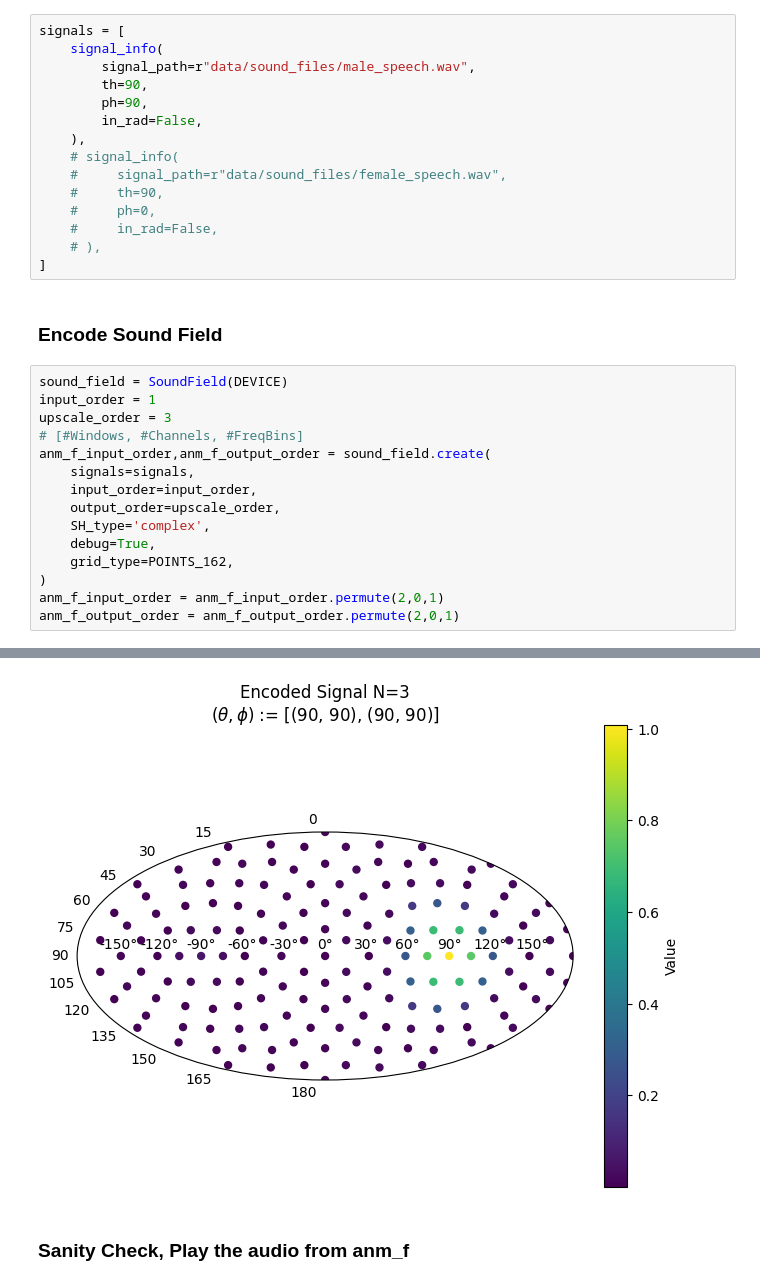
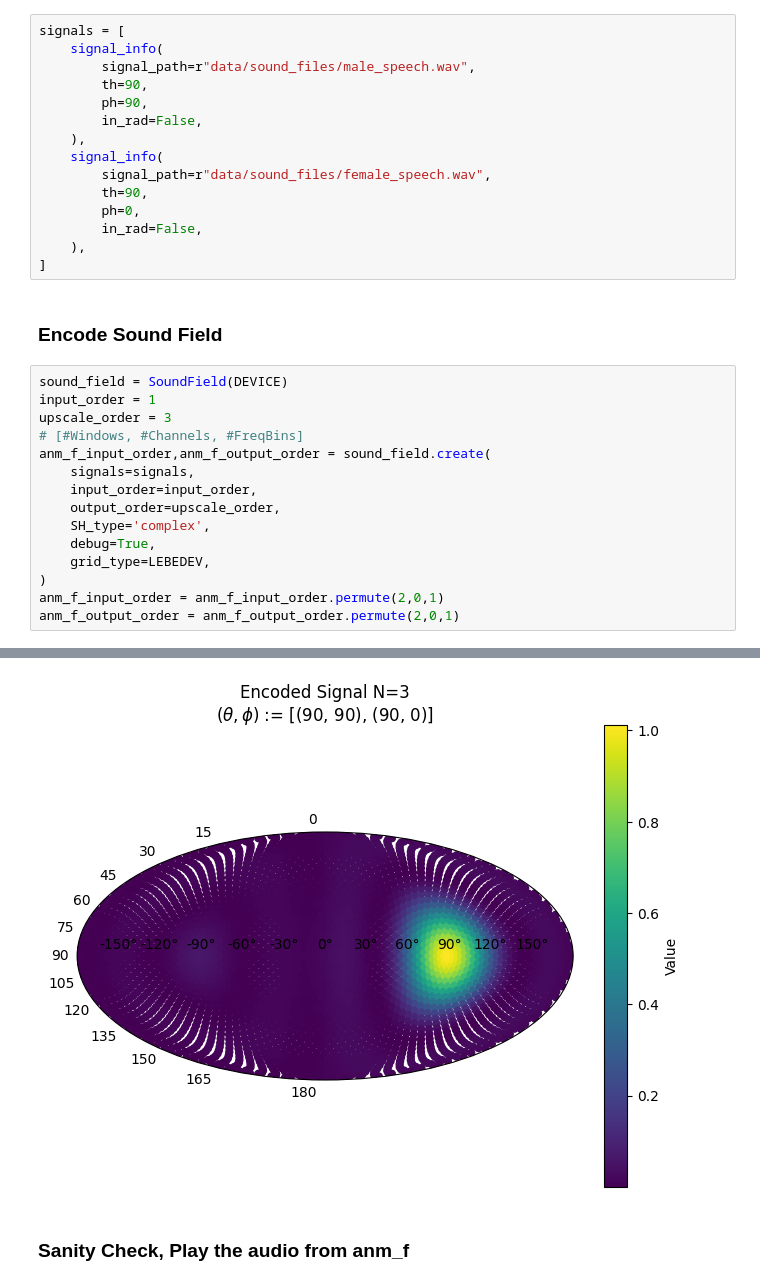
Before and after one commit to Amitmils/AmbisonicUpscaling, a Jupyter notebook: run_script_v2.ipynb, the cells around one changed output, grey strips where cells are left out. Saved outputs shown, nothing was run; the diff lists cells and outputs as text.

```diff
--- a/run_script_v2.ipynb
+++ b/run_script_v2.ipynb
@@ -151,12 +160,12 @@ signals = [
         ph=90,
         in_rad=False,
     ),
-    # signal_info(
-    #     signal_path=r"data/sound_files/female_speech.wav",
-    #     th=90,
-    #     ph=0,
-    #     in_rad=False,
-    # ),
+    signal_info(
+        signal_path=r"data/sound_files/female_speech.wav",
+        th=90,
+        ph=0,
+        in_rad=False,
+    ),
 ]
 # %% [markdown]
 ### Encode Sound Field
@@ -171,7 +180,7 @@ anm_f_input_order,anm_f_output_order = sound_field.create(
     output_order=upscale_order,
     SH_type='complex',
     debug=True,
-    grid_type=POINTS_162,
+    grid_type=LEBEDEV,
 )
 anm_f_input_order = anm_f_input_order.permute(2,0,1)
 anm_f_output_order = anm_f_output_order.permute(2,0,1)
@@ -180,3 +189,3 @@ anm_f_output_order = anm_f_output_order.permute(2,0,1)
-[figure, old version]
+[figure, new version]
 # %% [markdown]
 ### Sanity Check, Play the audio from anm_f
```
Also changed, not shown: parts of 19 cells of this notebook, 1 other file.
